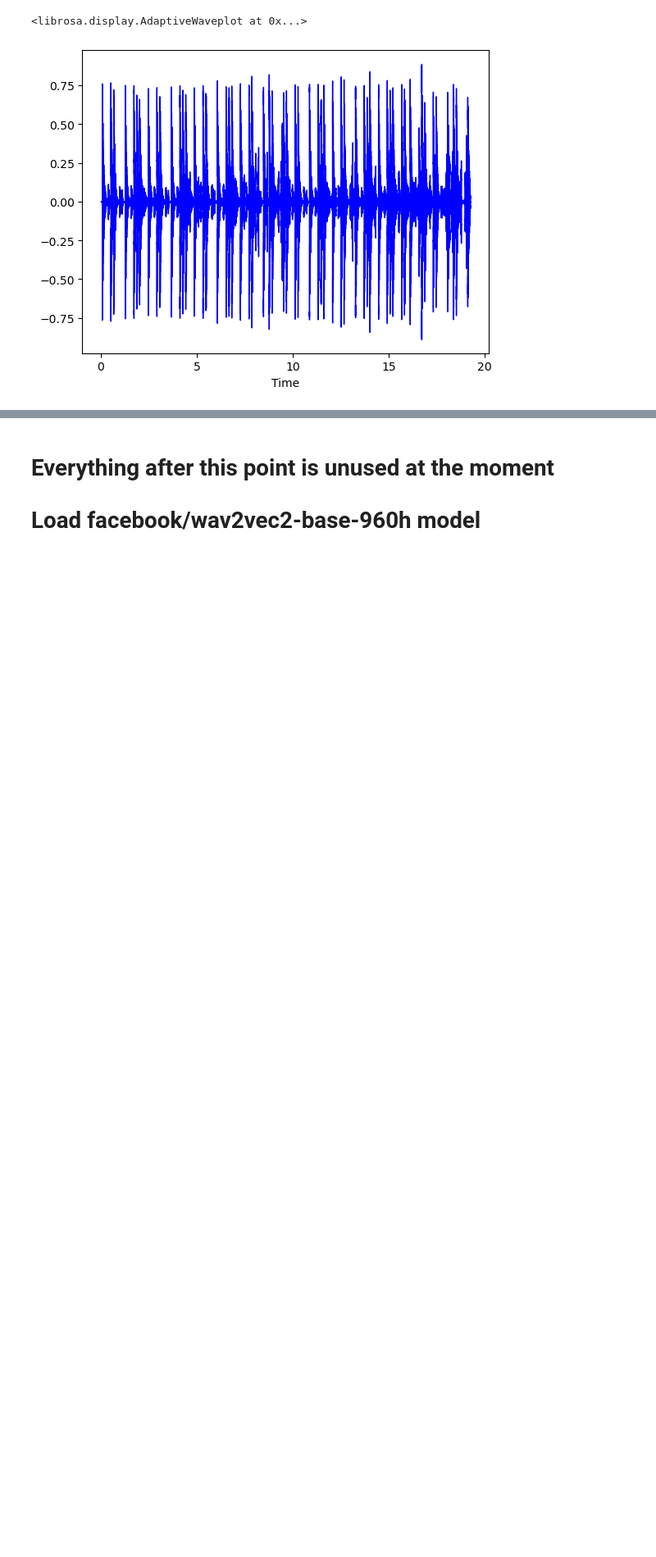
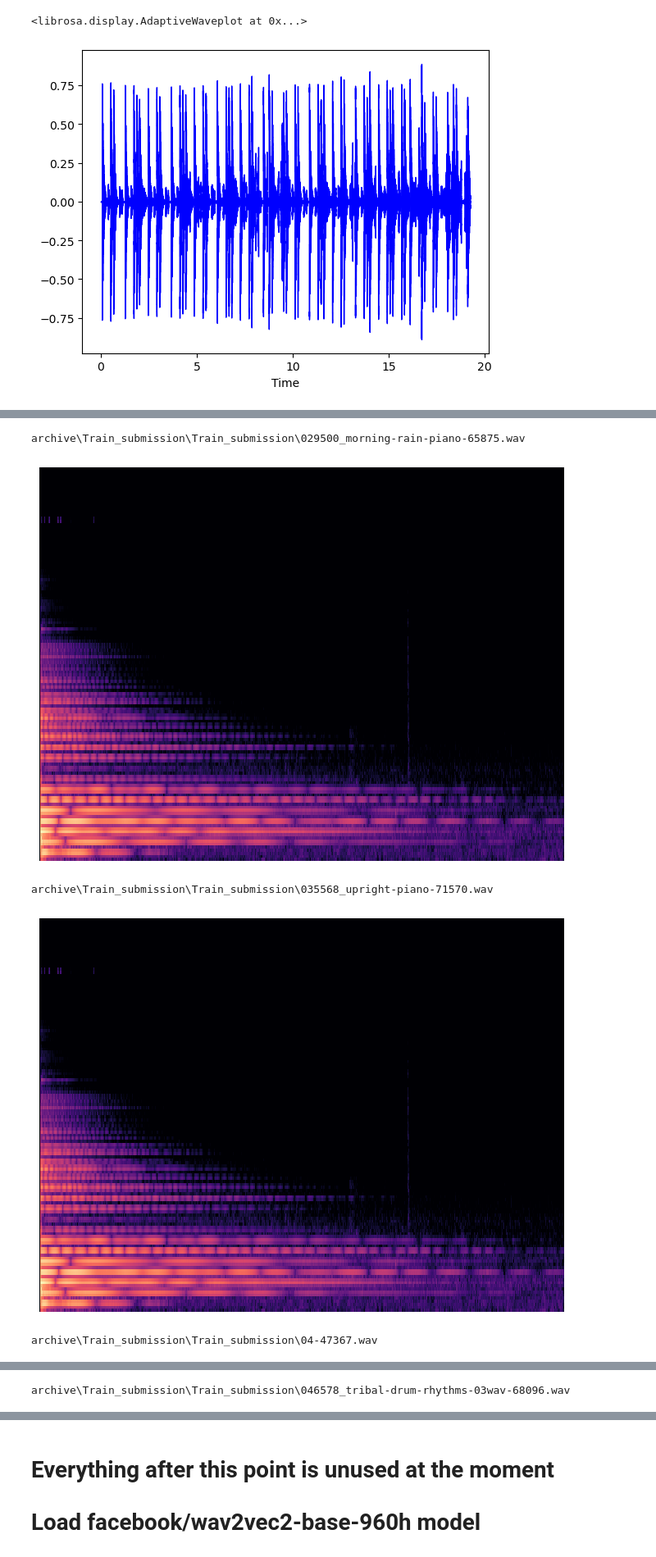
Before and after one commit to cristex/DML-Project, a Jupyter notebook: musical-instrument-detection.ipynb, the cells around one changed output, grey strips where cells are left out. Shown at 82% size. Saved outputs shown, nothing was run; the diff lists cells and outputs as text; code cells hidden in the pictures; blank space fills up the shorter version.

```diff
--- a/musical-instrument-detection.ipynb
+++ b/musical-instrument-detection.ipynb
@@ -241,0 +257,20 @@ pylab.savefig("test.png")
+# %%
+import os
+if not os.path.exists('test_folder'):
+   os.makedirs('test_folder')
+
+plt.show()
+#plt.close()
+for i, file in enumerate(dd['file']):
+    a, b = open(file)
+    print(file)
+    if i == 3:
+        break
+    save_mel((a,b), "test_folder/img{}".format(i))
+    plt.close()
+# %% [output]
+archive\Train_submission\Train_submission\029500_morning-rain-piano-65875.wav
+[figure, added]
+archive\Train_submission\Train_submission\035568_upright-piano-71570.wav
+[figure, added]
+archive\Train_submission\Train_submission\04-47367.wav
@@ -242,3 +278,4 @@ pylab.savefig("test.png")
+archive\Train_submission\Train_submission\046578_tribal-drum-rhythms-03wav-68096.wav
 # %%
 dd.shape, dd['label'].value_counts()
 # %%
```
Also changed, not shown: parts of 11 cells of this notebook.
